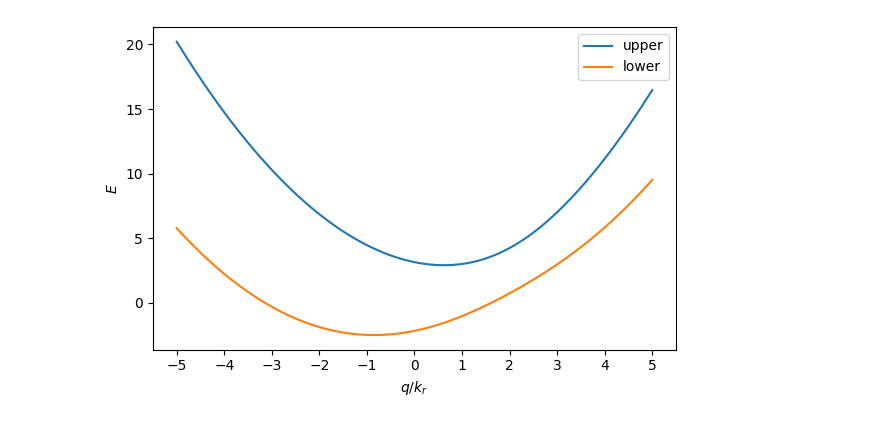
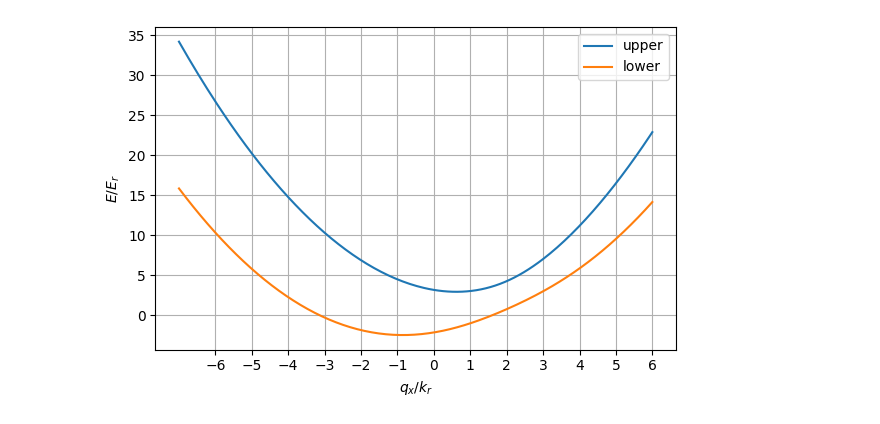
Before and after one commit to pco0511/yb-soc-two-body-loss, a Jupyter notebook: src/soc_band.ipynb, the cells around one changed output. Saved outputs shown, nothing was run; the diff lists cells and outputs as text; code cells hidden in the pictures.

```diff
--- a/src/soc_band.ipynb
+++ b/src/soc_band.ipynb
@@ -22,0 +18,17 @@ def lower_band(q):
+# %%
+qq = np.linspace(-7, 6, 200)
+
+E_up = ybsoc.e1(qq, m_Yb, k_r, delta, omega_R, hbar)
+E_down = ybsoc.e2(qq, m_Yb, k_r, delta, omega_R, hbar)
+
+thetas = ybsoc.theta(
+    qq,
+    delta=delta,
+    omega_R=omega_R,
+    k_r=k_r,
+    m_Yb=m_Yb,
+)
+alphas = np.cos(thetas)
+betas = np.sin(thetas)
+# %%
+ticks = [-6, -5, -4, -3, -2, -1, 0, 1, 2, 3, 4, 5, 6]
@@ -23,17 +146,13 @@ def lower_band(q):
 # %%
-qq = np.linspace(-5, 5, 200)
-
-E_up = upper_band(qq)
-E_down = lower_band(qq)
-
 plt.figure(figsize=(6, 4))
 plt.plot(qq, E_up, label="upper")
 plt.plot(qq, E_down, label="lower")
-plt.xticks([-5, -4, -3, -2, -1, 0, 1, 2, 3, 4, 5])
-plt.xlabel("$q/k_r$")
-plt.ylabel("$E$")
+plt.xticks(ticks)
+plt.xlabel("$q_x/k_r$")
+plt.ylabel("$E/E_r$")
 plt.legend()
 plt.tight_layout()
+plt.grid()
 plt.show()
 # %% [output]
-[figure, old version]
+[figure, new version]
```
Also changed, not shown: parts of 8 cells of this notebook, 5 other files.
